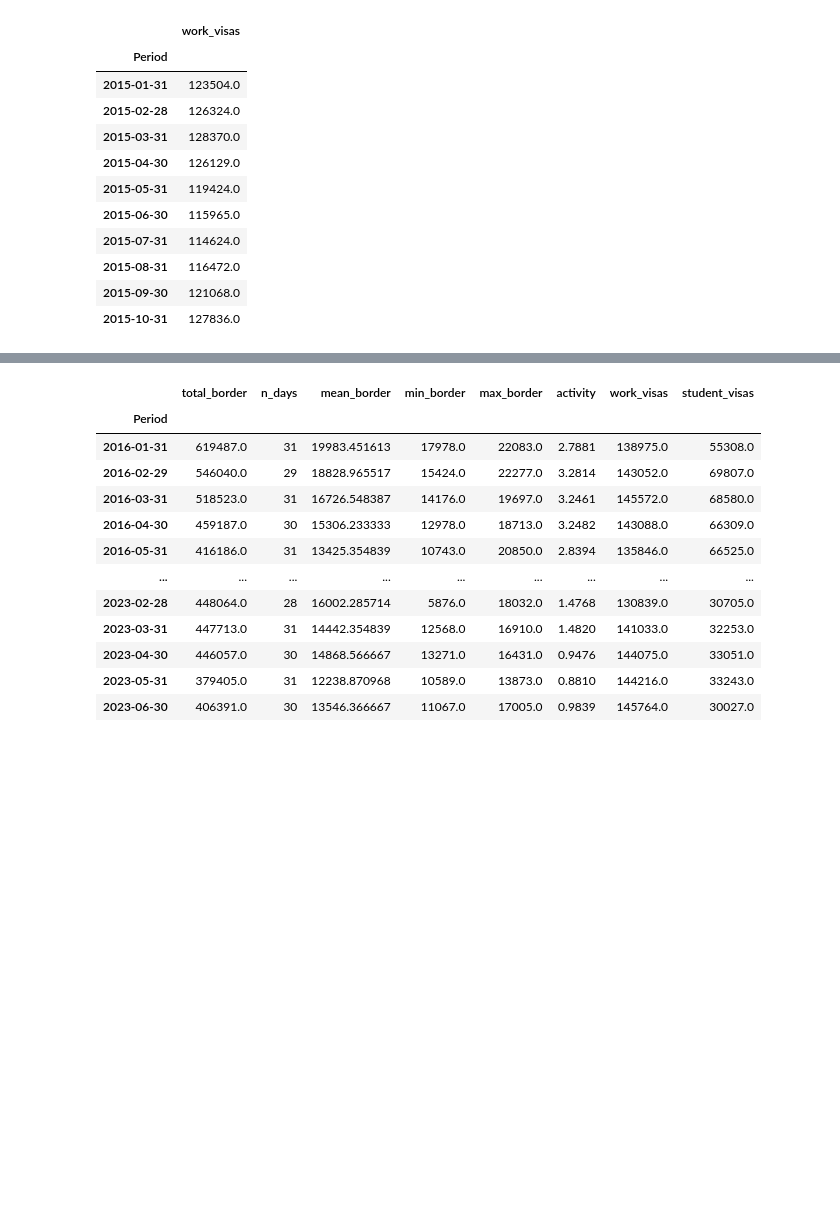
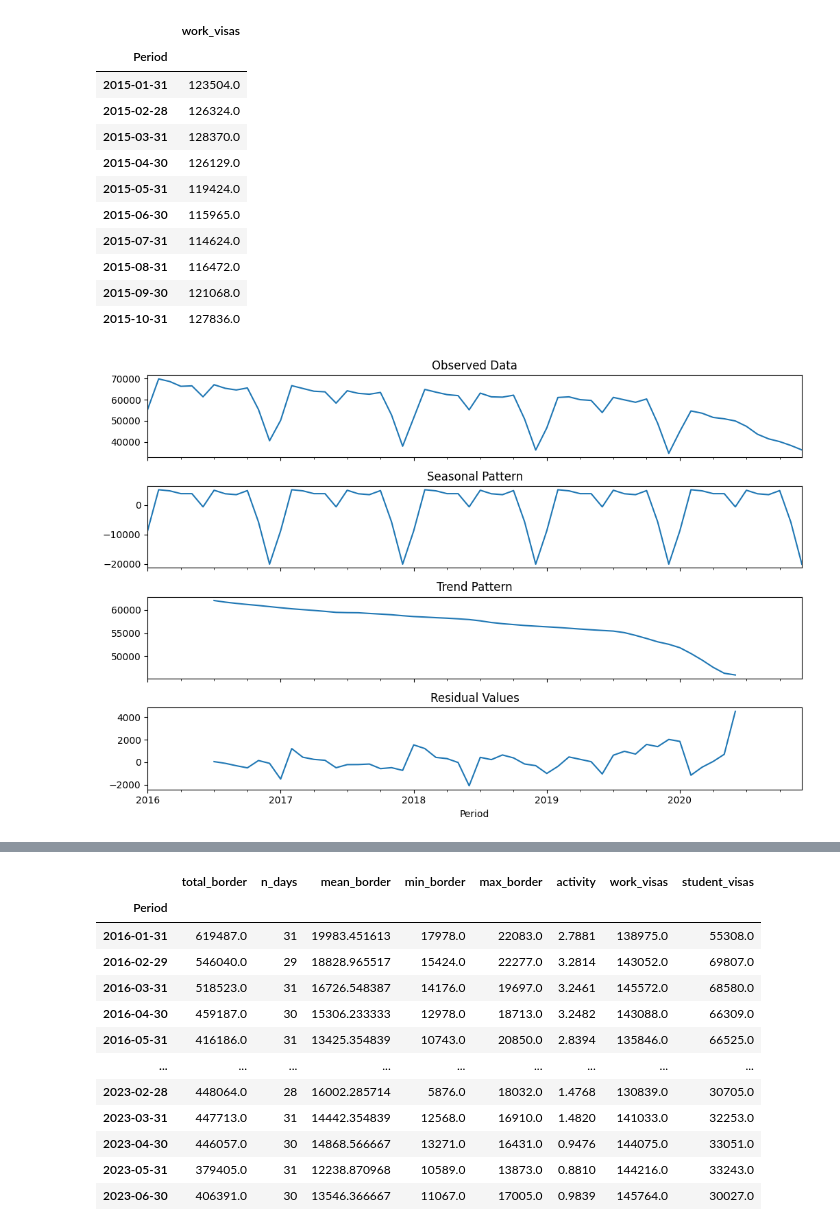
Before and after one commit to Avelas/DATA471_2302_TS_PROJ, a Jupyter notebook: DATA471_ts_proj.ipynb, the cells around one changed output, grey strips where cells are left out. Saved outputs shown, nothing was run; the diff lists cells and outputs as text; code cells hidden in the pictures; blank space fills up the shorter version.

```diff
--- a/DATA471_ts_proj.ipynb
+++ b/DATA471_ts_proj.ipynb
@@ -181,3 +196,23 @@ work_df.head(10)
 | 2015-08-31 | 116472.0 |
 | 2015-09-30 | 121068.0 |
 | 2015-10-31 | 127836.0 |
+# %%
+from statsmodels.tsa.seasonal import seasonal_decompose as season
+
+h_season = 7
+f_season, ax_season = plt.subplots(nrows=4, ncols=1,
+                     figsize=(h_season*1.5, h_season),
+                     sharex=True)
+seasonal_decomp = season(df.loc['2016':'2020', 'student_visas'])
+ax_season[0].set_title('Observed Data')
+ax_season[1].set_title('Seasonal Pattern')
+ax_season[2].set_title('Trend Pattern')
+ax_season[3].set_title('Residual Values')
+seasonal_decomp.observed.plot(ax=ax_season[0])
+seasonal_decomp.seasonal.plot(ax=ax_season[1])
+seasonal_decomp.trend.plot(ax=ax_season[2])
+seasonal_decomp.resid.plot(ax=ax_season[3])
+plt.tight_layout()
+plt.show()
+# %% [output]
+[figure, added]
```
Also changed, not shown: parts of 78 cells of this notebook, 1 other file.
